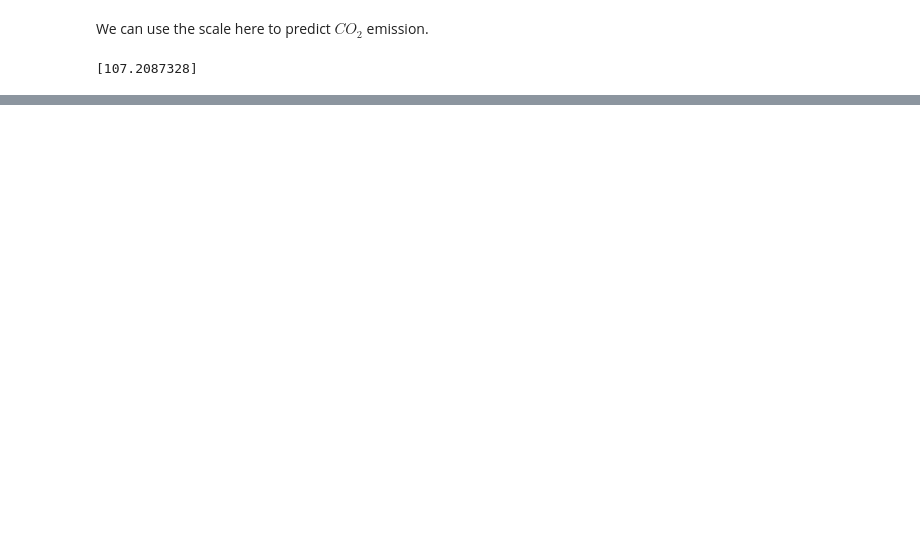
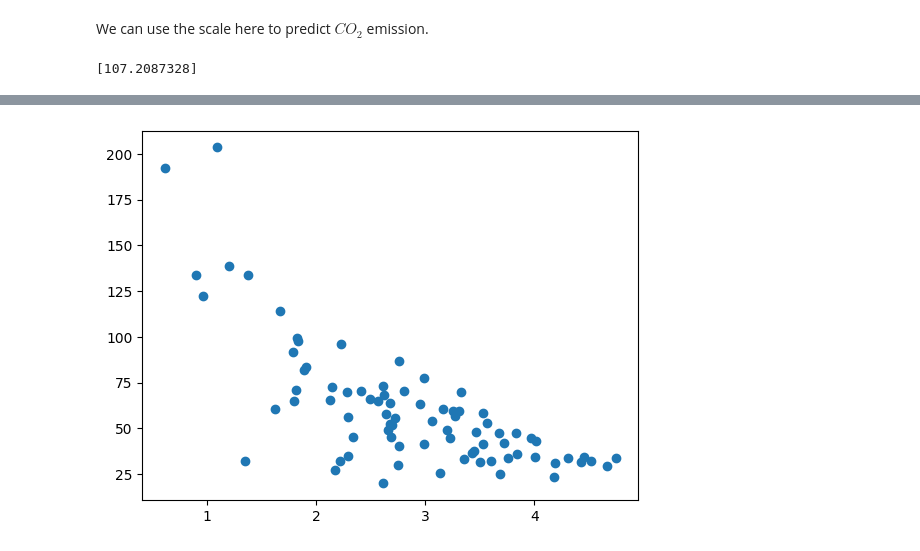
Before and after one commit to amsih/ML-In-Python, a Jupyter notebook: Machine_Learning.ipynb, the cells around one changed output, grey strips where cells are left out. Cells and saved outputs as stored; diff of their text form; code cells hidden in the pictures; blank space fills up the shorter version.

```diff
--- a/Machine_Learning.ipynb
+++ b/Machine_Learning.ipynb
@@ -381,0 +402,13 @@ print(predictedCO2)
+# %%
+# Creating training and test data
+# Showing training data
+train_x = x[:80]
+train_y = y[:80]
+
+test_x = x[80:]
+test_y = y[80:]
+
+plt.scatter(train_x, train_y)
+plt.show()
+# %% [output]
+[figure, added]
```
Also changed, not shown: parts of 131 cells of this notebook, 1 other file.
